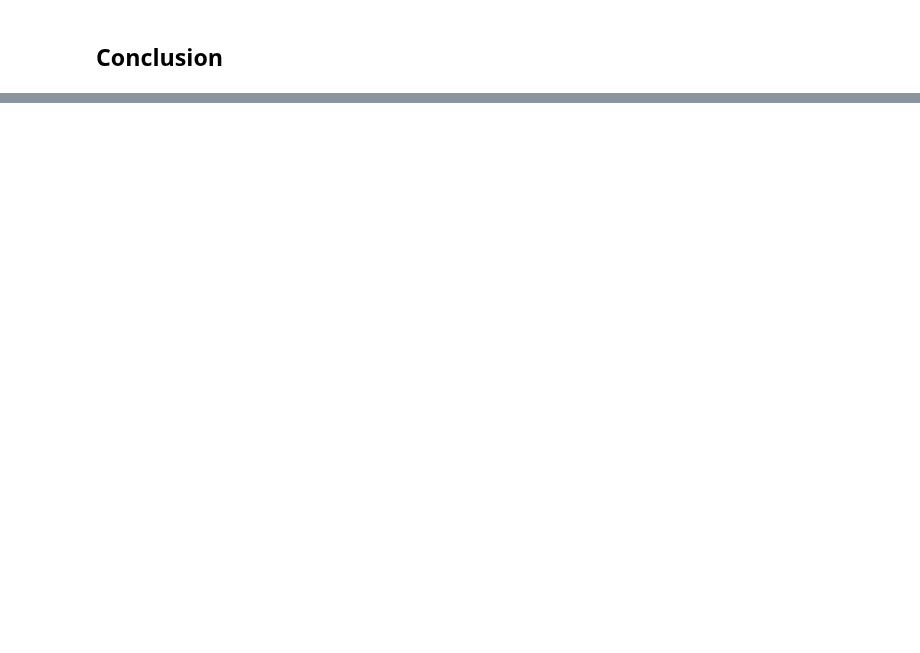
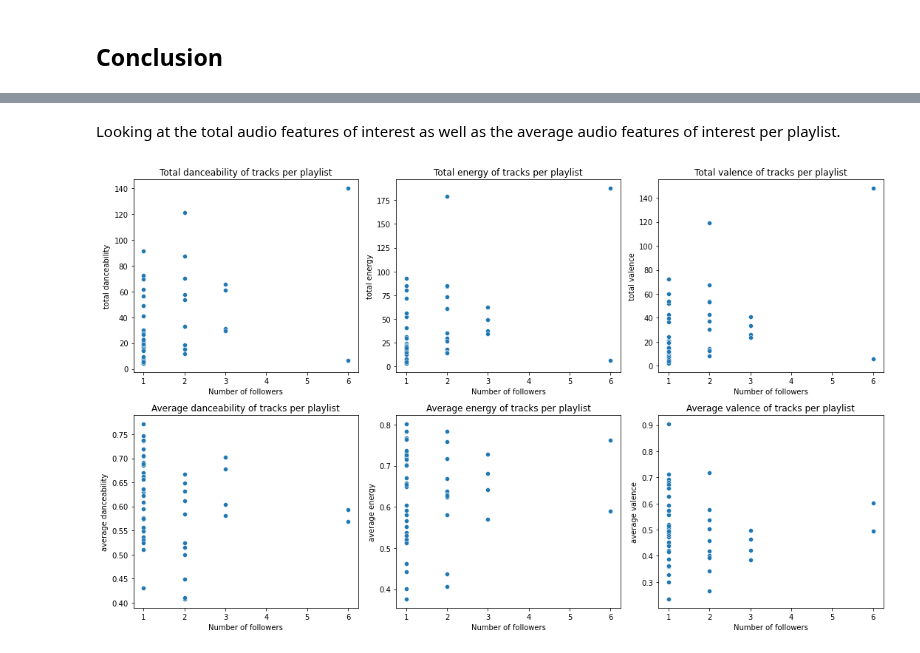
Before and after one commit to danielagarcia319/cs109a-final-project, a Jupyter notebook: Milestone_3.ipynb, the cells around one changed output, grey strips where cells are left out. Drawn from its saved outputs; the diff is of its cells as text; code cells hidden in the pictures; blank space fills up the shorter version.

```diff
--- a/Milestone_3.ipynb
+++ b/Milestone_3.ipynb
@@ -822,0 +902,20 @@ As a result, out of the options above, the `BoostingRegressor` is the "best" mod
+# %% [markdown]
+Looking at the total audio features of interest as well as the average audio features of interest per playlist.
+# %%
+playlist_demo = pd.concat([demo_sample, demo], axis=1)
+
+fig, ax = plt.subplots(2,3, figsize=(15,9))
+
+for i in range(3):
+    sns.scatterplot(data=playlist_demo, y=features[i], x='num_followers', ax=ax[0,i])
+    ax[0,i].set_xlabel('Number of followers')
+    ax[0,i].set_ylabel(f'total {features[i]}')
+    ax[0,i].set_title(f'Total {features[i]} of tracks per playlist')
+    sns.scatterplot(data=playlist_demo, y=avgs[i], x='num_followers', ax=ax[1,i])
+    ax[1,i].set_xlabel('Number of followers')
+    ax[1,i].set_ylabel(f'average {features[i]}')
+    ax[1,i].set_title(f'Average {features[i]} of tracks per playlist')
+
+plt.tight_layout()
+# %% [output]
+[figure, added]
```
Also changed, not shown: parts of 14 cells of this notebook.
